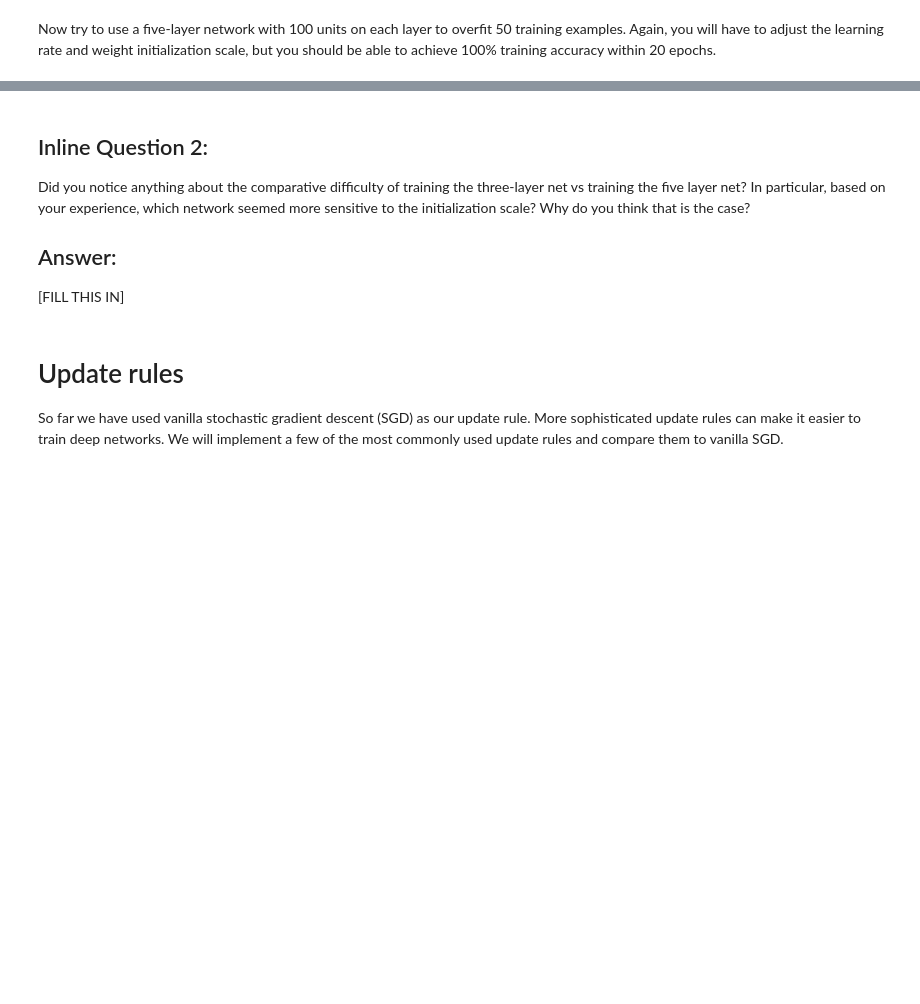
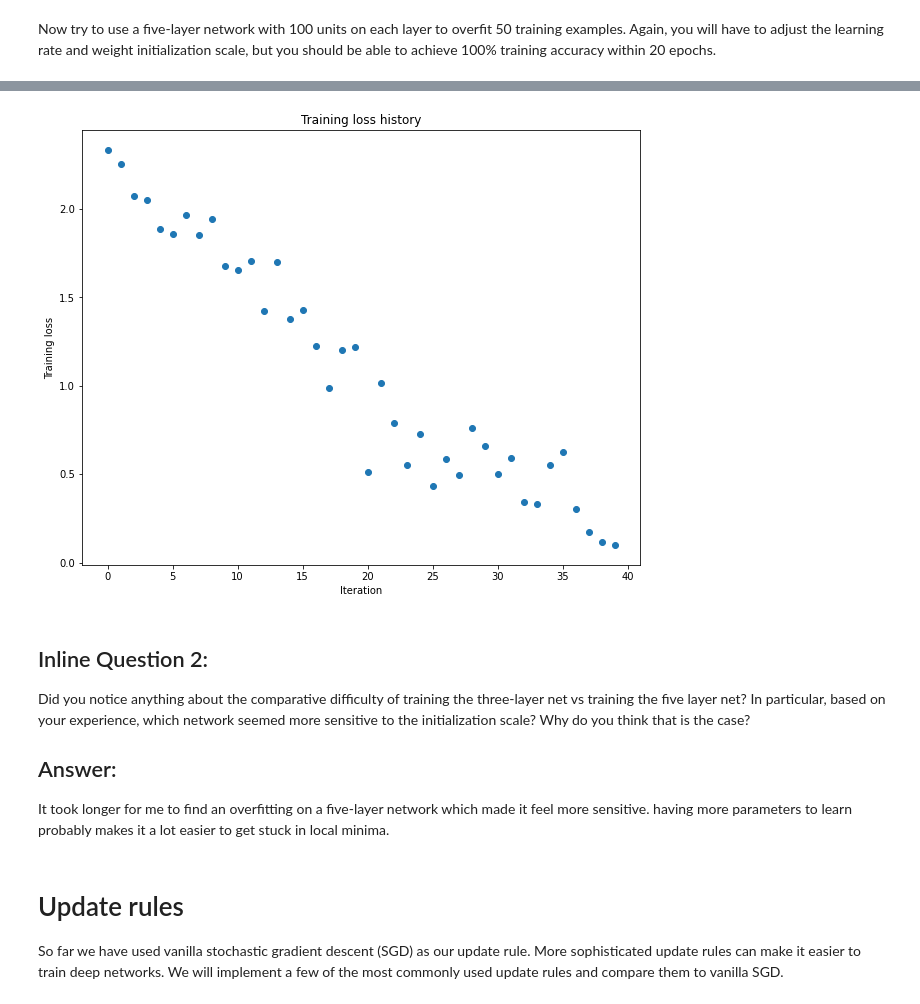
Before and after one commit to jmsalvador2395/dl_assignment02, a Jupyter notebook: FullyConnectedNets.ipynb, the cells around one changed output, grey strips where cells are left out. Cells and saved outputs as stored; diff of their text form; code cells hidden in the pictures; blank space fills up the shorter version.

```diff
--- a/FullyConnectedNets.ipynb
+++ b/FullyConnectedNets.ipynb
@@ -413,8 +505,10 @@ small_data = {
   'y_val': data['y_val'],
 }
 
-learning_rate = 2e-3  # Experiment with this!
-weight_scale = 1e-5   # Experiment with this!
+#weight_scale = 3e-3   # Experiment with this!
+#learning_rate = 1e-5  # Experiment with this!
+weight_scale = 3e-2   # Experiment with this!
+learning_rate = 2e-2  # Experiment with this!
 model = FullyConnectedNet([100, 100, 100, 100],
                 weight_scale=weight_scale, dtype=np.float64)
 solver = Solver(model, small_data,
@@ -431,3 +525,4 @@ plt.title('Training loss history')
 plt.xlabel('Iteration')
 plt.ylabel('Training loss')
 plt.show()
+# %% [output]
@@ -434,9 +546,10 @@ plt.show()
+[figure, added]
 # %% [markdown]
 ## Inline Question 2:
 Did you notice anything about the comparative difficulty of training the three-layer net vs training the five layer net? In particular, based on your experience, which network seemed more sensitive to the initialization scale? Why do you think that is the case?
 
 ## Answer:
-[FILL THIS IN]
+It took longer for me to find an overfitting on a five-layer network which made it feel more sensitive. having more parameters to learn probably makes it a lot easier to get stuck in local minima.
 # %% [markdown]
 # Update rules
 So far we have used vanilla stochastic gradient descent (SGD) as our update rule. More sophisticated update rules can make it easier to train deep networks. We will implement a few of the most commonly used update rules and compare them to vanilla SGD.
```
Also changed, not shown: parts of 15 cells of this notebook, 6 other files.
